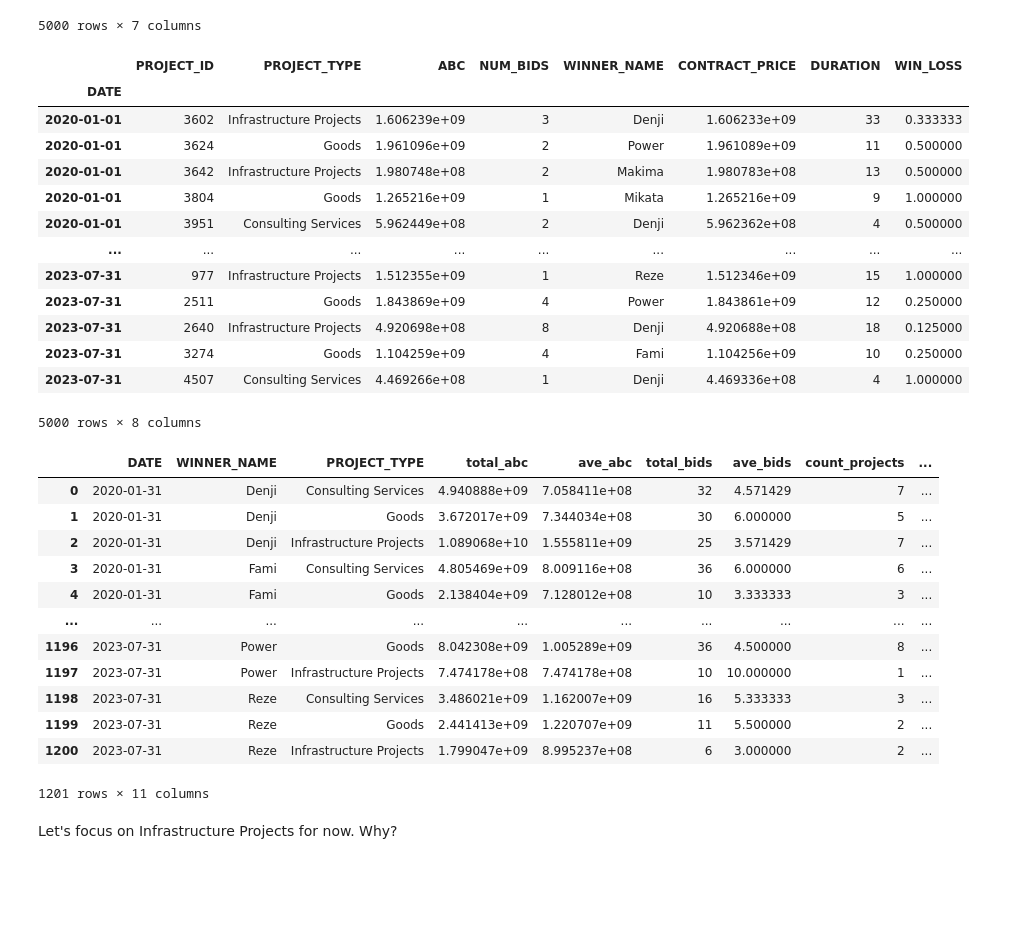
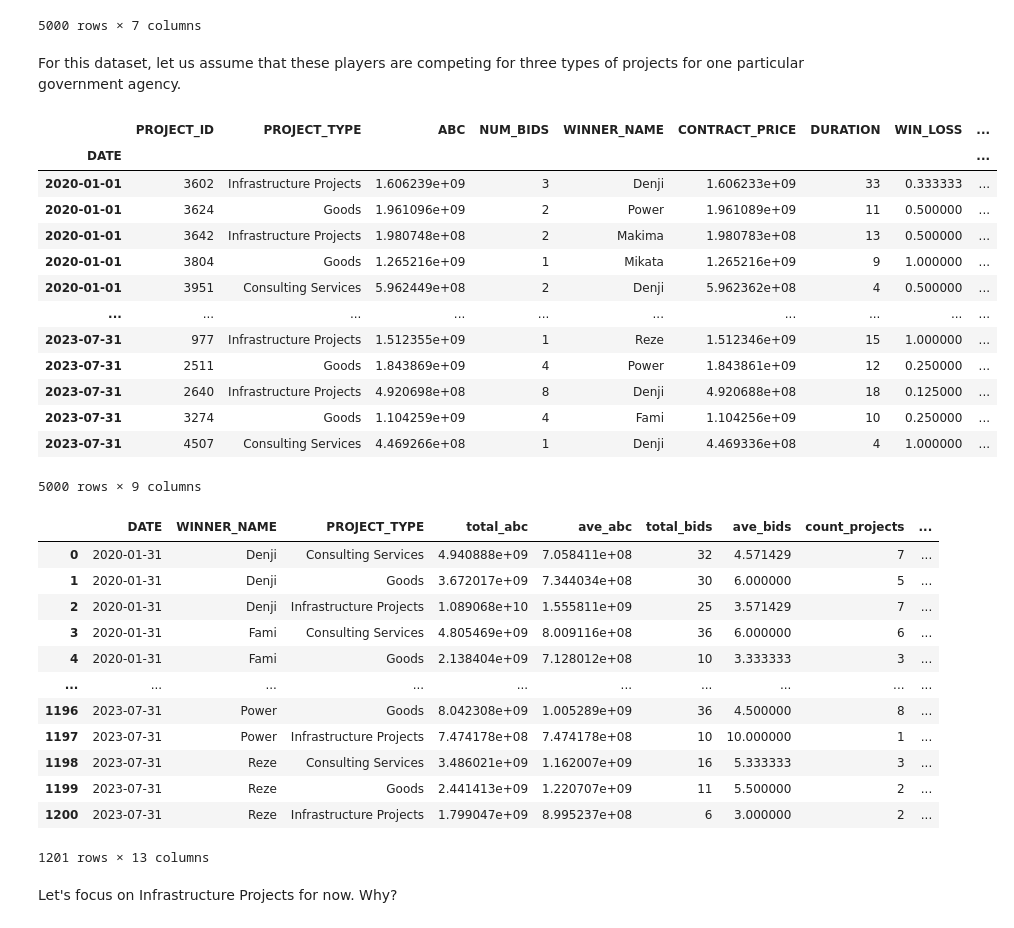
Before and after one commit to thejopinator/CartelDetectionUsingNetworks, a Jupyter notebook: network_analysis.ipynb, the cells around one changed output. Cells and saved outputs as stored; diff of their text form; code cells hidden in the pictures; blank space fills up the shorter version.

```diff
--- a/network_analysis.ipynb
+++ b/network_analysis.ipynb
@@ -46,25 +47,28 @@ df
 | 2023-07-31 | 3274 | Goods | 1.104259e+09 | 4 | Fami | 1.104256e+09 | 10 |
 | 2023-07-31 | 4507 | Consulting Services | 4.469266e+08 | 1 | Denji | 4.469336e+08 | 4 |
 5000 rows × 7 columns
+# %% [markdown]
+For this dataset, let us assume that these players are competing for three types of projects for one particular government agency.
 # %%
 # create win/loss column
 df['WIN_LOSS'] = 1/df['NUM_BIDS']
+df['DIFF_ABCtoBID'] = df['ABC'] - df['CONTRACT_PRICE']
 df
 # %% [output]
-|  | PROJECT_ID | PROJECT_TYPE | ABC | NUM_BIDS | WINNER_NAME | CONTRACT_PRICE | DURATION | WIN_LOSS |
-| DATE |  |  |  |  |  |  |  |  |
-| 2020-01-01 | 3602 | Infrastructure Projects | 1.606239e+09 | 3 | Denji | 1.606233e+09 | 33 | 0.333333 |
-| 2020-01-01 | 3624 | Goods | 1.961096e+09 | 2 | Power | 1.961089e+09 | 11 | 0.500000 |
-| 2020-01-01 | 3642 | Infrastructure Projects | 1.980748e+08 | 2 | Makima | 1.980783e+08 | 13 | 0.500000 |
-| 2020-01-01 | 3804 | Goods | 1.265216e+09 | 1 | Mikata | 1.265216e+09 | 9 | 1.000000 |
-| 2020-01-01 | 3951 | Consulting Services | 5.962449e+08 | 2 | Denji | 5.962362e+08 | 4 | 0.500000 |
-| ... | ... | ... | ... | ... | ... | ... | ... | ... |
-| 2023-07-31 | 977 | Infrastructure Projects | 1.512355e+09 | 1 | Reze | 1.512346e+09 | 15 | 1.000000 |
-| 2023-07-31 | 2511 | Goods | 1.843869e+09 | 4 | Power | 1.843861e+09 | 12 | 0.250000 |
-| 2023-07-31 | 2640 | Infrastructure Projects | 4.920698e+08 | 8 | Denji | 4.920688e+08 | 18 | 0.125000 |
-| 2023-07-31 | 3274 | Goods | 1.104259e+09 | 4 | Fami | 1.104256e+09 | 10 | 0.250000 |
-| 2023-07-31 | 4507 | Consulting Services | 4.469266e+08 | 1 | Denji | 4.469336e+08 | 4 | 1.000000 |
+|  | PROJECT_ID | PROJECT_TYPE | ABC | NUM_BIDS | WINNER_NAME | CONTRACT_PRICE | DURATION | WIN_LOSS | ... |
+| DATE |  |  |  |  |  |  |  |  | ... |
+| 2020-01-01 | 3602 | Infrastructure Projects | 1.606239e+09 | 3 | Denji | 1.606233e+09 | 33 | 0.333333 | ... |
+| 2020-01-01 | 3624 | Goods | 1.961096e+09 | 2 | Power | 1.961089e+09 | 11 | 0.500000 | ... |
+| 2020-01-01 | 3642 | Infrastructure Projects | 1.980748e+08 | 2 | Makima | 1.980783e+08 | 13 | 0.500000 | ... |
+| 2020-01-01 | 3804 | Goods | 1.265216e+09 | 1 | Mikata | 1.265216e+09 | 9 | 1.000000 | ... |
+| 2020-01-01 | 3951 | Consulting Services | 5.962449e+08 | 2 | Denji | 5.962362e+08 | 4 | 0.500000 | ... |
+| ... | ... | ... | ... | ... | ... | ... | ... | ... | ... |
+| 2023-07-31 | 977 | Infrastructure Projects | 1.512355e+09 | 1 | Reze | 1.512346e+09 | 15 | 1.000000 | ... |
+| 2023-07-31 | 2511 | Goods | 1.843869e+09 | 4 | Power | 1.843861e+09 | 12 | 0.250000 | ... |
+| 2023-07-31 | 2640 | Infrastructure Projects | 4.920698e+08 | 8 | Denji | 4.920688e+08 | 18 | 0.125000 | ... |
+| 2023-07-31 | 3274 | Goods | 1.104259e+09 | 4 | Fami | 1.104256e+09 | 10 | 0.250000 | ... |
+| 2023-07-31 | 4507 | Consulting Services | 4.469266e+08 | 1 | Denji | 4.469336e+08 | 4 | 1.000000 | ... |
-5000 rows × 8 columns
+5000 rows × 9 columns
 # %%
 # aggregate by month
 df_monthly = df.groupby(
@@ -76,7 +80,9 @@ df_monthly = df.groupby(
         count_projects = ('PROJECT_ID','count'),
         total_cp       = ('CONTRACT_PRICE','sum'),
         ave_cp         = ('CONTRACT_PRICE','mean'),
-        ave_duration   = ('DURATION','mean')
+        ave_win        = ('WIN_LOSS', 'mean'),
+        ave_duration   = ('DURATION','mean'),
+        ave_diff       = ('DIFF_ABCtoBID', 'mean')
         ).reset_index()
 
 
@@ -94,7 +100,7 @@ df_monthly
 | 1198 | 2023-07-31 | Reze | Consulting Services | 3.486021e+09 | 1.162007e+09 | 16 | 5.333333 | 3 | ... |
 | 1199 | 2023-07-31 | Reze | Goods | 2.441413e+09 | 1.220707e+09 | 11 | 5.500000 | 2 | ... |
 | 1200 | 2023-07-31 | Reze | Infrastructure Projects | 1.799047e+09 | 8.995237e+08 | 6 | 3.000000 | 2 | ... |
-1201 rows × 11 columns
+1201 rows × 13 columns
 # %%
 #create subsets for the dataset by project type
 df_infra = df[df['PROJECT_TYPE'] == 'Infrastructure Projects']
```
Also changed, not shown: parts of 11 cells of this notebook.
